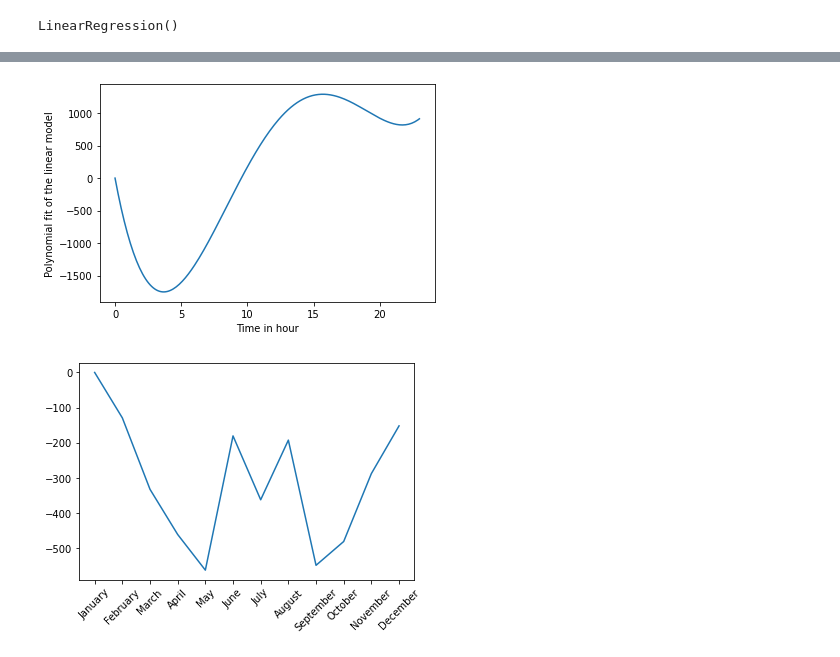
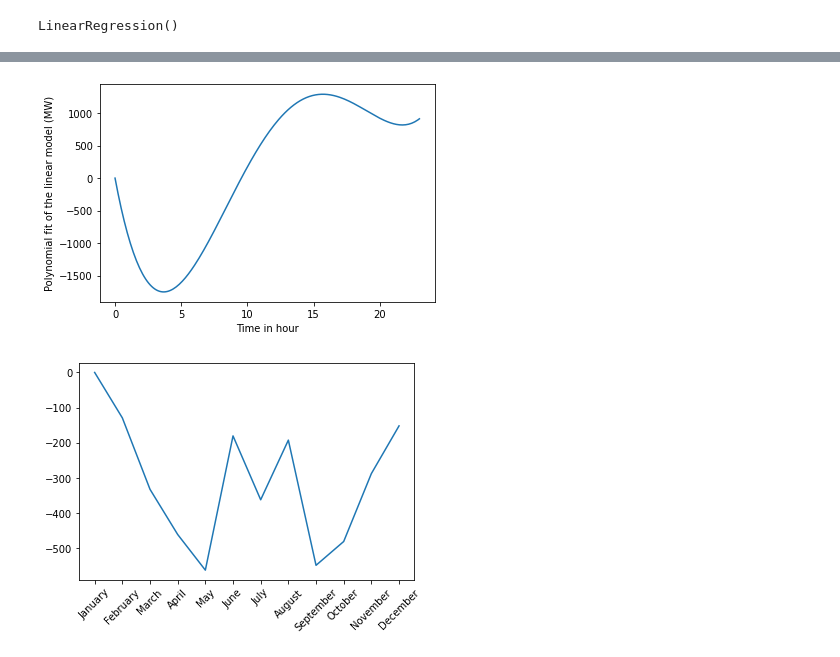
Before and after one commit to garberma/6.862-Project, a Jupyter notebook: BaselineModelingChicago.ipynb, the cells around one changed output, grey strips where cells are left out. Cells and saved outputs as stored; diff of their text form; code cells hidden in the pictures.

Commit message:
new plots

```diff
--- a/BaselineModelingChicago.ipynb
+++ b/BaselineModelingChicago.ipynb
@@ -15,7 +17,7 @@ import matplotlib.pyplot as plt
 from sklearn.inspection import permutation_importance
 # %%
 path = "/Users/zachgarberman/Desktop/Applied ML/Project Data/"
-#path = "/Users/pierre/Documents/Scolaire/MIT/Machine Learning/data/"
+path = "/Users/pierre/Documents/Scolaire/MIT/Machine Learning/data/"
 df = pd.read_csv(path + 'chicago_df.csv')
 # %%
 df_lin = df.copy()
@@ -73,15 +77,14 @@ OS-RMSE: 938.1276042652867
 # %%
 #coefficients = pd.concat([pd.DataFrame(X_train.columns),pd.DataFrame(np.transpose(reg.coef_))], axis = 1)
-coefficients = dict(zip(X_train.columns, np.transpose(reg.coef_[0])))
 c1, c2, c3, c4 = coefficients['hour'], coefficients['hour_sq'], coefficients['hour_cub'], coefficients['hour_fourth']
 t = np.linspace(0, 23, 200)
 plt.figure()
 plt.plot(t, c1*t + c2*t**2 + c3*t**3 + c4*t**4)
 plt.xlabel("Time in hour")
-plt.ylabel("Polynomial fit of the linear model")
-plt.show()
+plt.ylabel("Polynomial fit of the linear model (MW)")
+plt.savefig('figures/hour_of_the_day.png', dpi = 200)
 # %% [output]
-[figure, old version]
+[figure, new version]
 # %%
 coef_month = [0]
 month = ['January', 'February', 'March', 'April', 'May', 'June', 'July', 'August', 'September', 'October', 'November', 'December']
```
Also changed, not shown: parts of 8 cells of this notebook, 7 other files.
